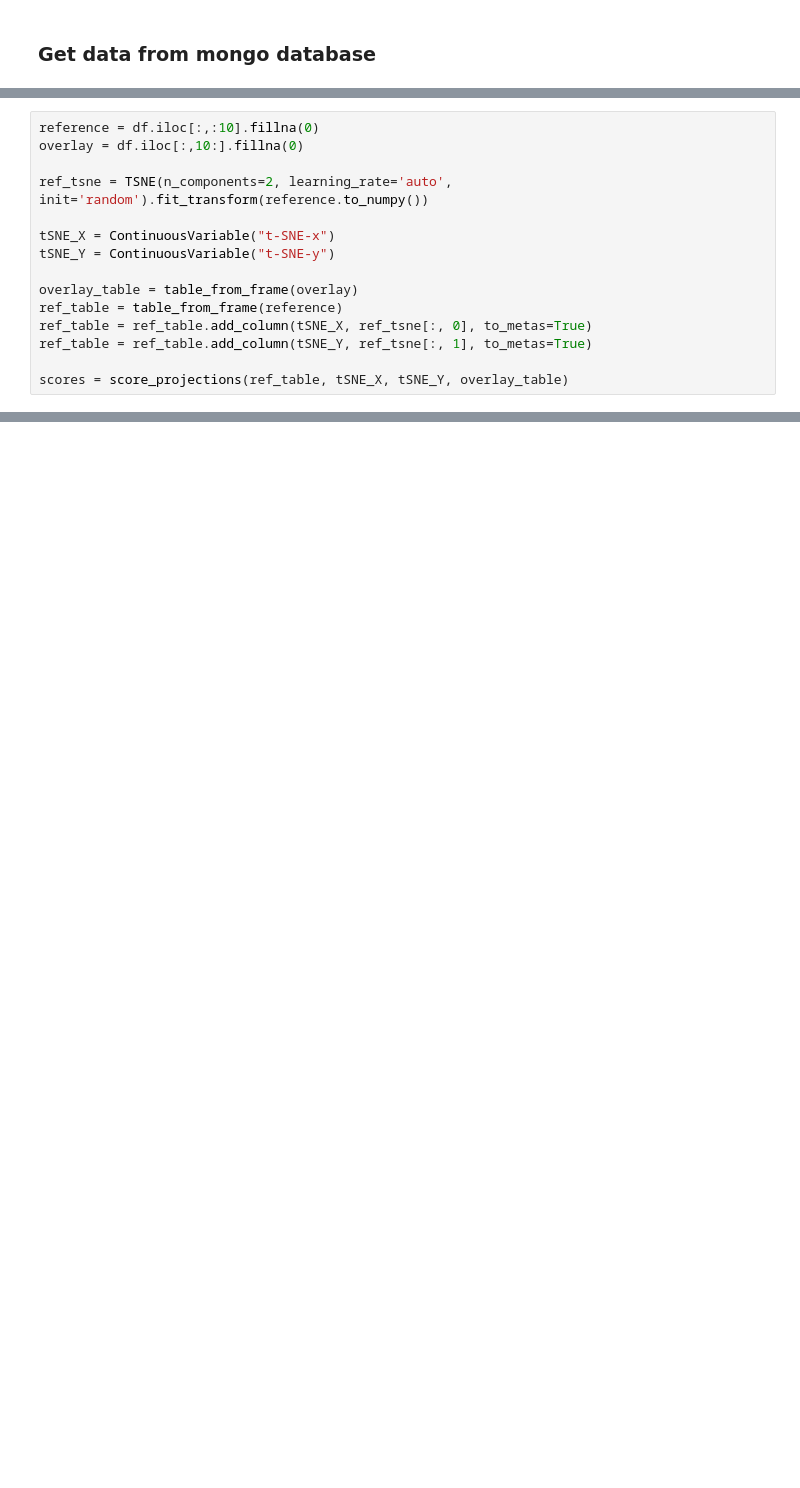
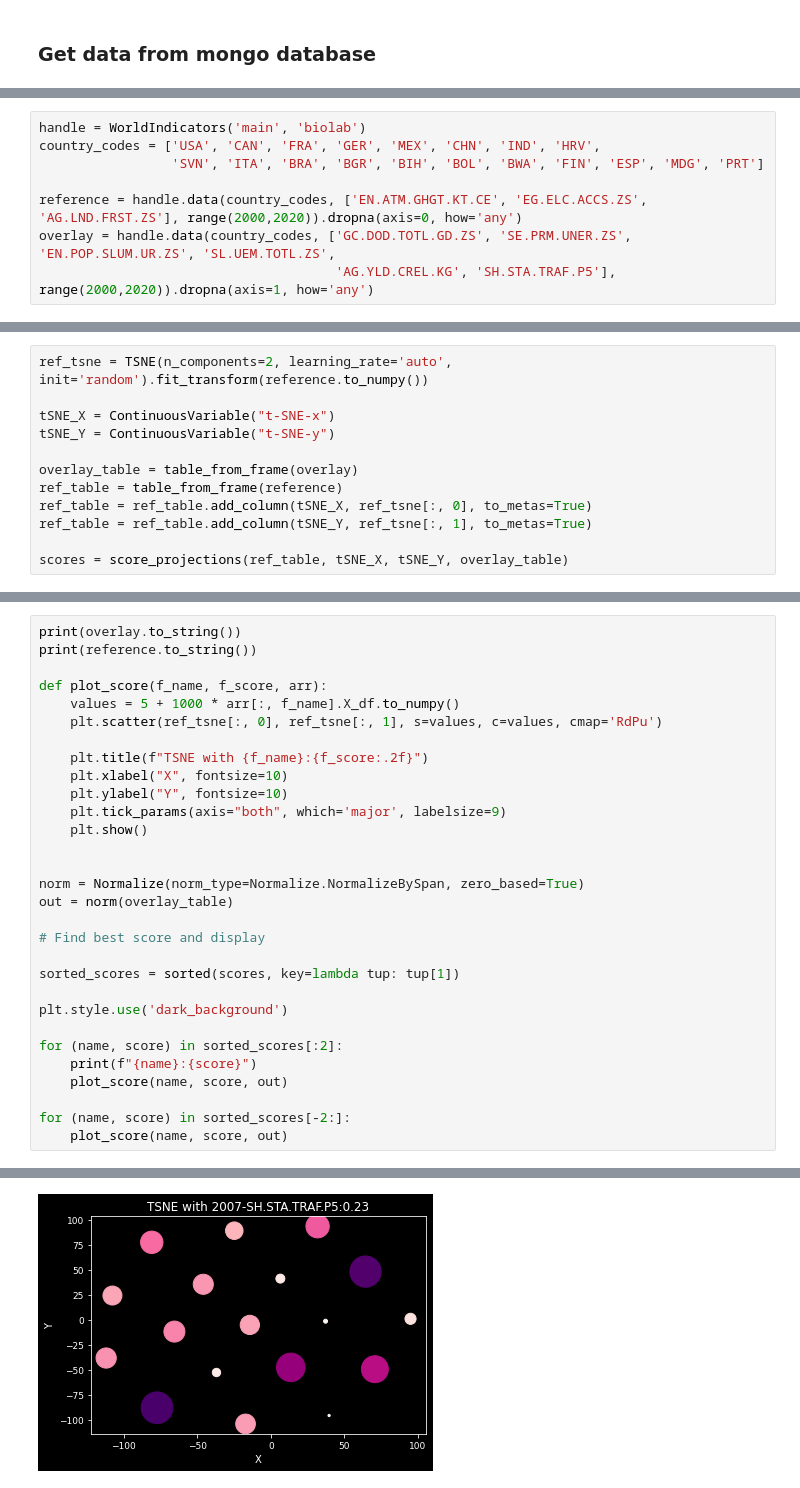
Before and after one commit to biolab/orange3-world-happiness, a Jupyter notebook: demo.ipynb, the cells around one changed output, grey strips where cells are left out. Saved outputs shown, nothing was run; the diff lists cells and outputs as text; blank space fills up the shorter version.

```diff
--- a/demo.ipynb
+++ b/demo.ipynb
@@ -20 +13,9 @@ df = handle.data(country_codes, indicator_codes, 2008)
+# %%
+handle = WorldIndicators('main', 'biolab')
+country_codes = ['USA', 'CAN', 'FRA', 'GER', 'MEX', 'CHN', 'IND', 'HRV',
+                 'SVN', 'ITA', 'BRA', 'BGR', 'BIH', 'BOL', 'BWA', 'FIN', 'ESP', 'MDG', 'PRT']
+
+reference = handle.data(country_codes, ['EN.ATM.GHGT.KT.CE', 'EG.ELC.ACCS.ZS', 'AG.LND.FRST.ZS'], range(2000,2020)).dropna(axis=0, how='any')
+overlay = handle.data(country_codes, ['GC.DOD.TOTL.GD.ZS', 'SE.PRM.UNER.ZS', 'EN.POP.SLUM.UR.ZS', 'SL.UEM.TOTL.ZS',
+                                      'AG.YLD.CREL.KG', 'SH.STA.TRAF.P5'], range(2000,2020)).dropna(axis=1, how='any')
 # %% [markdown]
@@ -22,7 +23,4 @@ df = handle.data(country_codes, indicator_codes, 2008)
 # %%
-reference = df.iloc[:,:10].fillna(0)
-overlay = df.iloc[:,10:].fillna(0)
-
 ref_tsne = TSNE(n_components=2, learning_rate='auto', init='random').fit_transform(reference.to_numpy())
 
 tSNE_X = ContinuousVariable("t-SNE-x")
@@ -38,0 +37,31 @@ TypeError: not all arguments converted during string formatting
+# %%
+print(overlay.to_string())
+print(reference.to_string())
+
+def plot_score(f_name, f_score, arr):
+    values = 5 + 1000 * arr[:, f_name].X_df.to_numpy()
+    plt.scatter(ref_tsne[:, 0], ref_tsne[:, 1], s=values, c=values, cmap='RdPu')
+
+    plt.title(f"TSNE with {f_name}:{f_score:.2f}")
+    plt.xlabel("X", fontsize=10)
+    plt.ylabel("Y", fontsize=10)
+    plt.tick_params(axis="both", which='major', labelsize=9)
+    plt.show()
+
+
+norm = Normalize(norm_type=Normalize.NormalizeBySpan, zero_based=True)
+out = norm(overlay_table)
+
+# Find best score and display
+
+sorted_scores = sorted(scores, key=lambda tup: tup[1])
+
+plt.style.use('dark_background')
+
+for (name, score) in sorted_scores[:2]:
+    print(f"{name}:{score}")
+    plot_score(name, score, out)
+
+for (name, score) in sorted_scores[-2:]:
+    plot_score(name, score, out)
+# %% [output]
@@ -38,0 +85 @@ TypeError: not all arguments converted during string formatting
+[figure, added]
```
Also changed, not shown: parts of 6 cells of this notebook, 1 other file.
